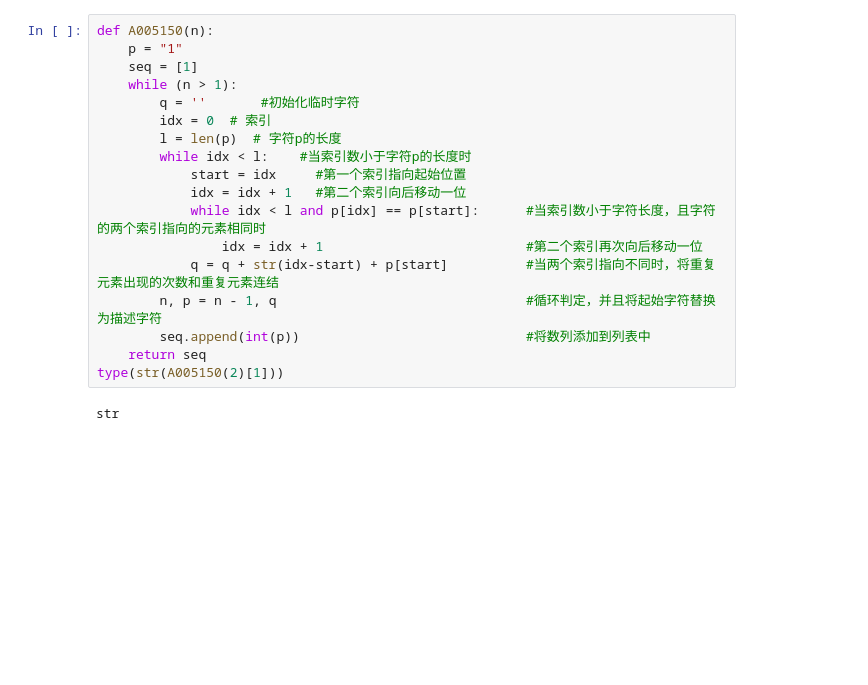
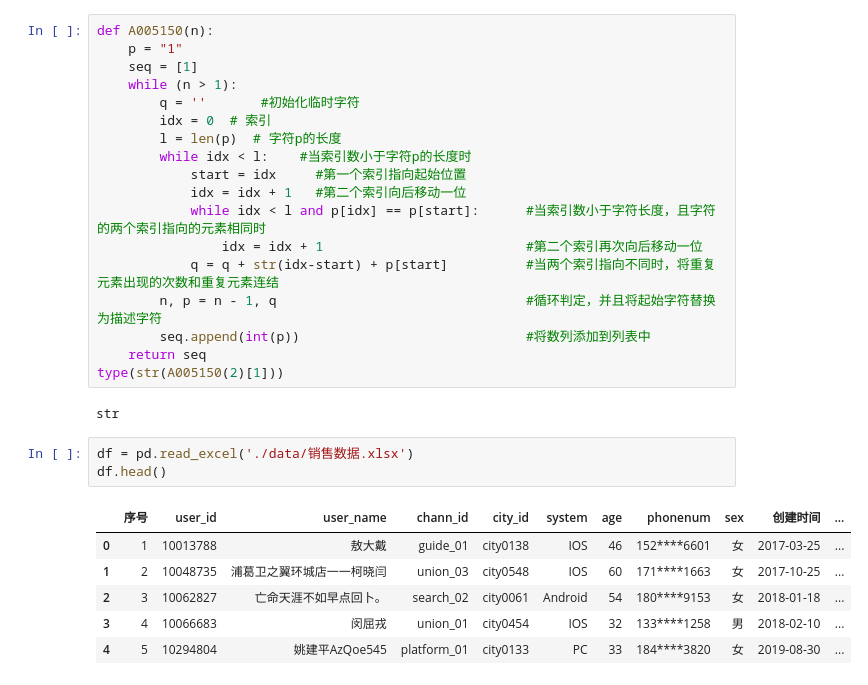
Before and after one commit to AI119/opupupuo, a Jupyter notebook: Numpy & Pandas/测试测试测试.ipynb, the cells around one changed output. Drawn from its saved outputs; the diff is of its cells as text; blank space fills up the shorter version.

```diff
--- a/Numpy & Pandas/测试测试测试.ipynb
+++ b/Numpy & Pandas/测试测试测试.ipynb
@@ -194,3 +194,13 @@ def A005150(n):
 type(str(A005150(2)[1]))
 # %% [output]
 str
+# %%
+df = pd.read_excel('./data/销售数据.xlsx')
+df.head()
+# %% [output]
+|  | 序号 | user_id | user_name | chann_id | city_id | system | age | phonenum | sex | 创建时间 | ... |
+| 0 | 1 | 10013788 | 敖大戴 | guide_01 | city0138 | IOS | 46 | 152****6601 | 女 | 2017-03-25 | ... |
+| 1 | 2 | 10048735 | 浦葛卫之翼环城店一一柯晓闫 | union_03 | city0548 | IOS | 60 | 171****1663 | 女 | 2017-10-25 | ... |
+| 2 | 3 | 10062827 | 亡命天涯不如早点回卜。 | search_02 | city0061 | Android | 54 | 180****9153 | 女 | 2018-01-18 | ... |
+| 3 | 4 | 10066683 | 闵屈戎 | union_01 | city0454 | IOS | 32 | 133****1258 | 男 | 2018-02-10 | ... |
+| 4 | 5 | 10294804 | 姚建平AzQoe545 | platform_01 | city0133 | PC | 33 | 184****3820 | 女 | 2019-08-30 | ... |
```
Also changed, not shown: parts of 2 cells of this notebook, 10 other files.
